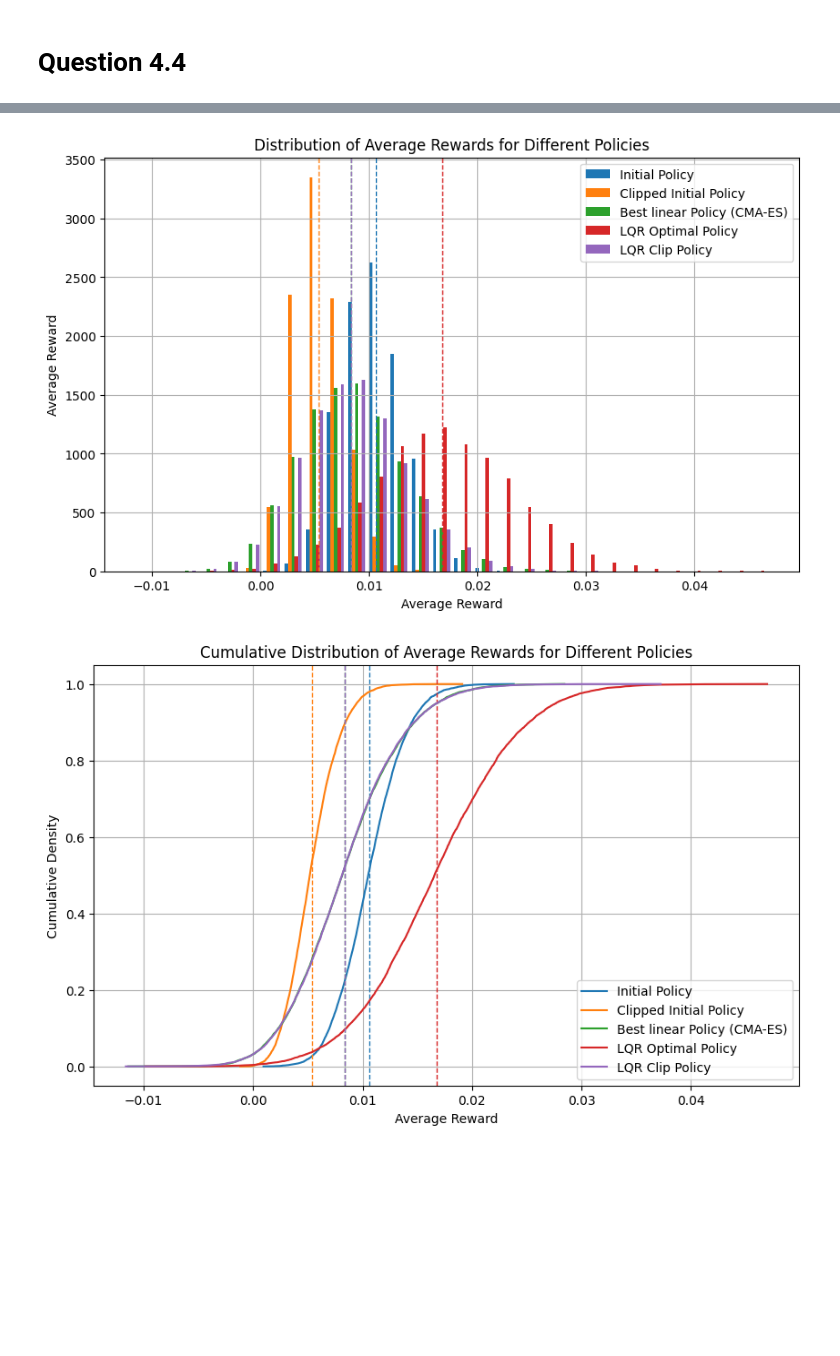
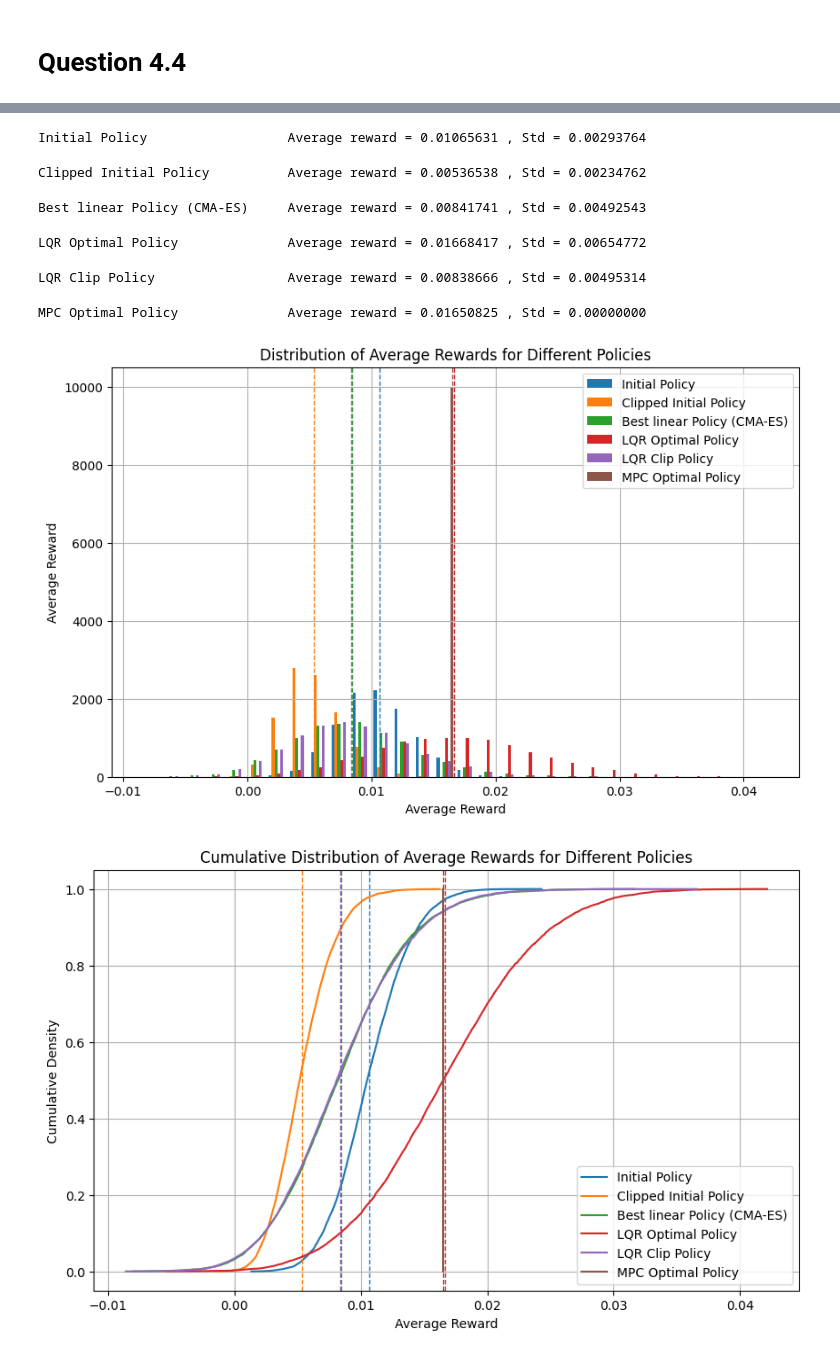
Before and after one commit to AhouLucas/linma2222-project, a Jupyter notebook: part2/main_mpc.ipynb, the cells around one changed output, grey strips where cells are left out. Saved outputs shown, nothing was run; the diff lists cells and outputs as text; code cells hidden in the pictures; blank space fills up the shorter version.

```diff
--- a/part2/main_mpc.ipynb
+++ b/part2/main_mpc.ipynb
@@ -481,5 +490,5 @@ Average reward of best policy (CMA-ES) over 1000 trajectories: 0.008567609754529
 # %%
 
-x, u, xi_p = generate_trajectories(best_params_cma_quadratic, x0=(0, 0, 0), T=1000)
-plot_trajectories(x, u, xi_p, filename="question_3_1_1_clipped")
-plot_average_reward(x, u, xi_p, filename="question_3_1_1_clipped")
+# x, u, xi_p = generate_trajectories(best_params_cma_quadratic, x0=(0, 0, 0), T=1000)
+# plot_trajectories(x, u, xi_p, filename="question_3_1_1_clipped")
+# plot_average_reward(x, u, xi_p, filename="question_3_1_1_clipped")
@@ -1018,14 +972,14 @@ Average reward of MPC Optimal Policy over 1 trajectories: 0.01155636062131825 an
 # %%
 # run for all 3 policies and store the rewards
-S = 10000
+n_traj = 10000
 
-print(f"Evaluation of all policies over {S} trajectories ...")
+print(f"Evaluation of all policies over {n_traj} trajectories ...")
 # filter out duplicate policies by name
 policy_list = list({name: (func, name) for func, name in policy_list}.values())
 
-all_rewards = np.zeros((len(policy_list), S))
+all_rewards = np.zeros((len(policy_list), n_traj))
 for i in range(len(policy_list)):
-    x, u, xi_p = generate_trajectories(policy_list[i][0], x0=(0, 0, 0), T=1000, N=S)
+    x, u, xi_p = generate_trajectories(policy_list[i][0], x0=(0, 0, 0), T=1000, N=n_traj if "mpc" not in policy_list[i][1].lower() else 1, show_progress=True)
     all_rewards[i] = np.nanmean(reward(x, u, xi_p, 1000), axis=0).T
     print(f"{policy_list[i][1]:30s}  Average reward = {np.nanmean(all_rewards[i]):.8f} , Std = {np.std(all_rewards[i]):.8f}")
 
@@ -1043,7 +997,8 @@ plt.title('Distribution of Average Rewards for Different Policies')
 plt.ylabel('Average Reward')
 plt.grid()
 plt.legend()
-plt.show()
+plt.savefig("figures/policy_comparison_histogram.svg", format='svg')
+
 
 # the integral plot
 plt.figure(figsize=(10, 6))
@@ -1058,6 +1013,6 @@ plt.title('Cumulative Distribution of Average Rewards for Different Policies')
 plt.ylabel('Cumulative Density')
 plt.grid()
 plt.legend()
-plt.show()
+plt.savefig("figures/policy_comparison_cumulative_distribution.svg", format='svg')
 # %% [output]
 Evaluation of all policies over 10000 trajectories ...
@@ -1069,2 +1019,8 @@ LQR Clip Policy                 Average reward = 0.00835087 , Std = 0.00488157
+Initial Policy                  Average reward = 0.01065631 , Std = 0.00293764
+Clipped Initial Policy          Average reward = 0.00536538 , Std = 0.00234762
+Best linear Policy (CMA-ES)     Average reward = 0.00841741 , Std = 0.00492543
+LQR Optimal Policy              Average reward = 0.01668417 , Std = 0.00654772
+LQR Clip Policy                 Average reward = 0.00838666 , Std = 0.00495314
+MPC Optimal Policy              Average reward = 0.01650825 , Std = 0.00000000
-[figure, old version]
+[figure, new version]
-[figure, old version]
+[figure, new version]
```
Also changed, not shown: parts of 16 cells of this notebook, 37 other files.
